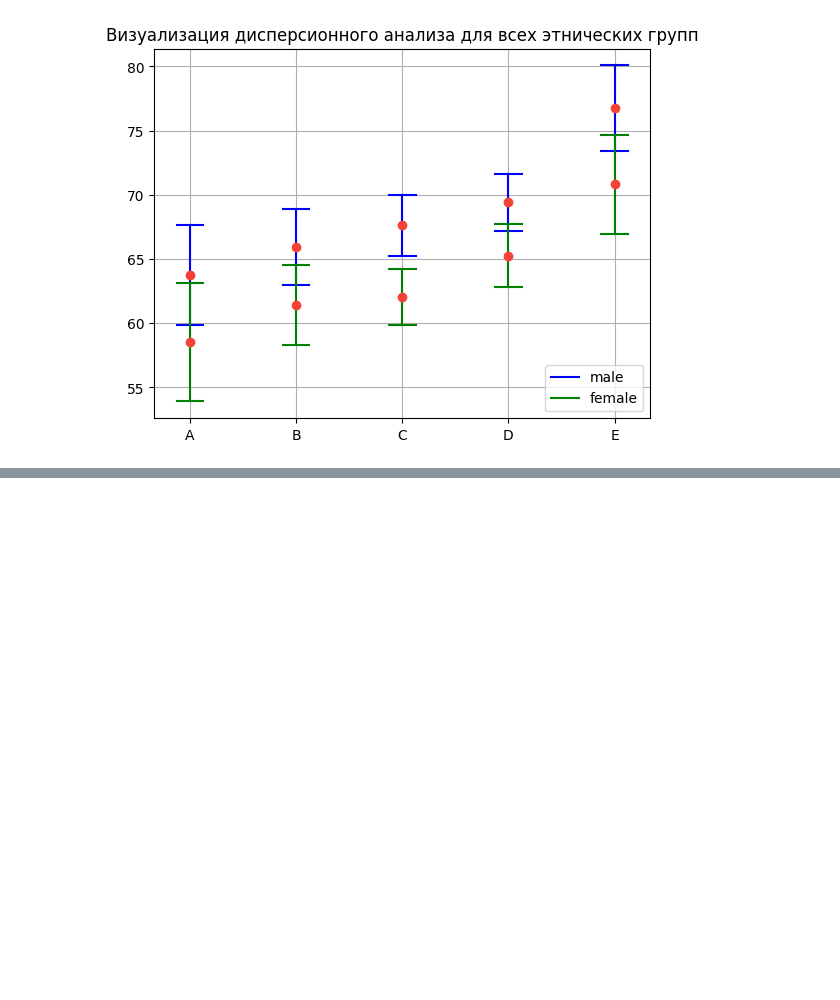
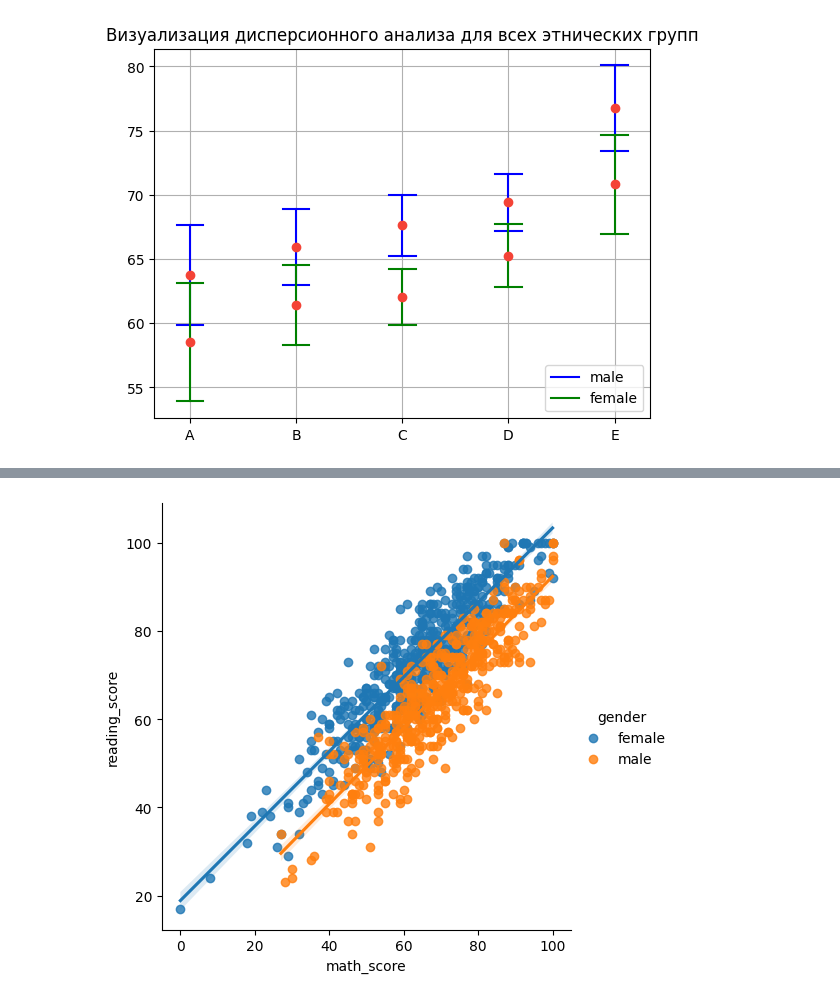
Before and after one commit to AlexTmbMifi/ML-Projects.-Statistics, a Jupyter notebook: StudentAnalys.ipynb, the cells around one changed output, grey strips where cells are left out. Cells and saved outputs as stored; diff of their text form; code cells hidden in the pictures; blank space fills up the shorter version.

```diff
--- a/StudentAnalys.ipynb
+++ b/StudentAnalys.ipynb
@@ -381,0 +417,5 @@ print('Результаты теста по математике зависят
+# %%
+# lmplot также построить линейную регрессию при группировке
+sns.lmplot(data=df, x='math_score', y='reading_score',hue = 'gender');
+# %% [output]
+[figure, added]
```
Also changed, not shown: parts of 3 cells of this notebook.
